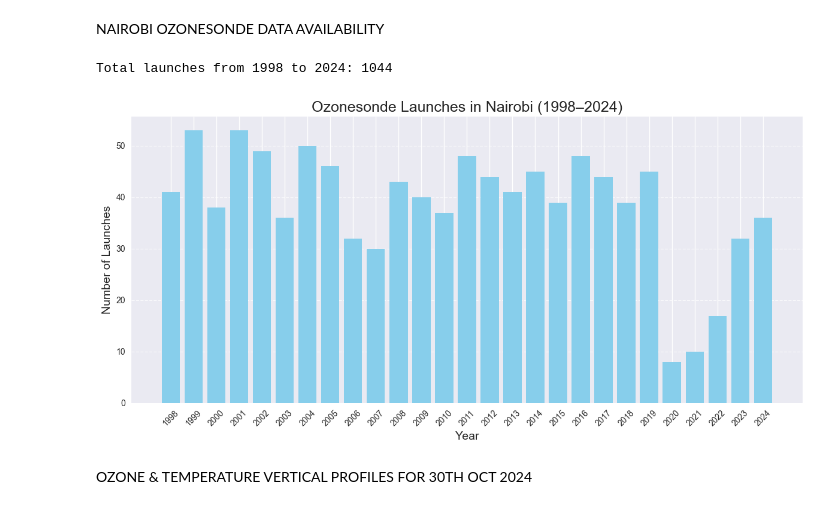
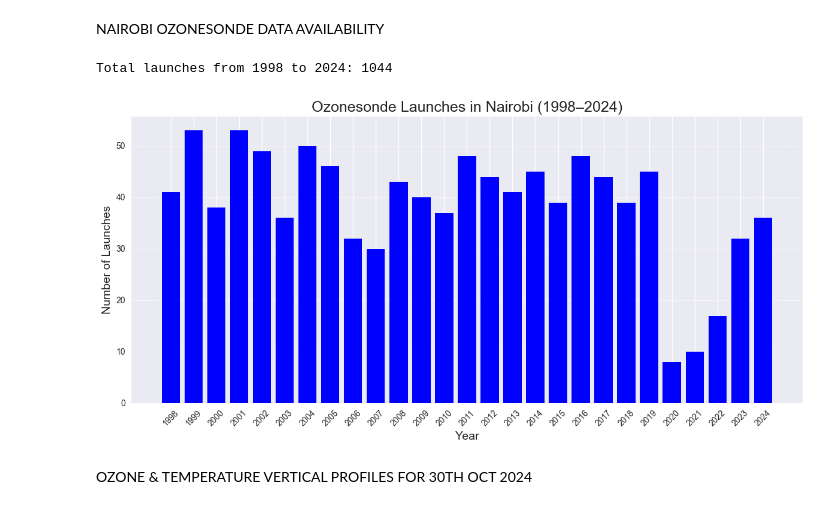
Before and after one commit to MUTUKU-1/WORLD_OZONE_DAY, a Jupyter notebook: worldozoneday.ipynb, the cells around one changed output. Saved outputs shown, nothing was run; the diff lists cells and outputs as text; code cells hidden in the pictures.

```diff
--- a/worldozoneday.ipynb
+++ b/worldozoneday.ipynb
@@ -22,35 +22,35 @@ for year in years:
     year_folder = f"shadoz_nairobi_{year}_V06"
     path = os.path.join(base_dir, year_folder)
     try:
         files = [f for f in os.listdir(path)
                  if os.path.isfile(os.path.join(path, f))]
         count = len(files)
     except FileNotFoundError:
         count = 0
     launch_counts.append(count)
 
 # Total count calculation
 total_launches = sum(launch_counts)
 print(f"Total launches from {start_year} to {end_year}: {total_launches}")
 
 # Plotting
 plt.style.use("seaborn-v0_8")
 fig, ax = plt.subplots(figsize=(12, 6))
 
-ax.bar(years, launch_counts, color="skyblue")
+ax.bar(years, launch_counts, color="blue")
 ax.set_title("Ozonesonde Launches in Nairobi (1998–2024)", fontsize=18)
 ax.set_xlabel("Year", fontsize=14)
 ax.set_ylabel("Number of Launches", fontsize=14)
 
 ax.set_xticks(years)
 ax.set_xticklabels(years, rotation=45, fontsize=10)
 ax.grid(axis="y", linestyle="--", alpha=0.7)
 
 plt.tight_layout()
 plt.show()
 # %% [output]
 Total launches from 1998 to 2024: 1044
-[figure, old version]
+[figure, new version]
 # %% [markdown]
 OZONE & TEMPERATURE VERTICAL PROFILES FOR 30TH OCT 2024
 # %%
```
Also changed, not shown: parts of 36 cells of this notebook, 2 other files.
